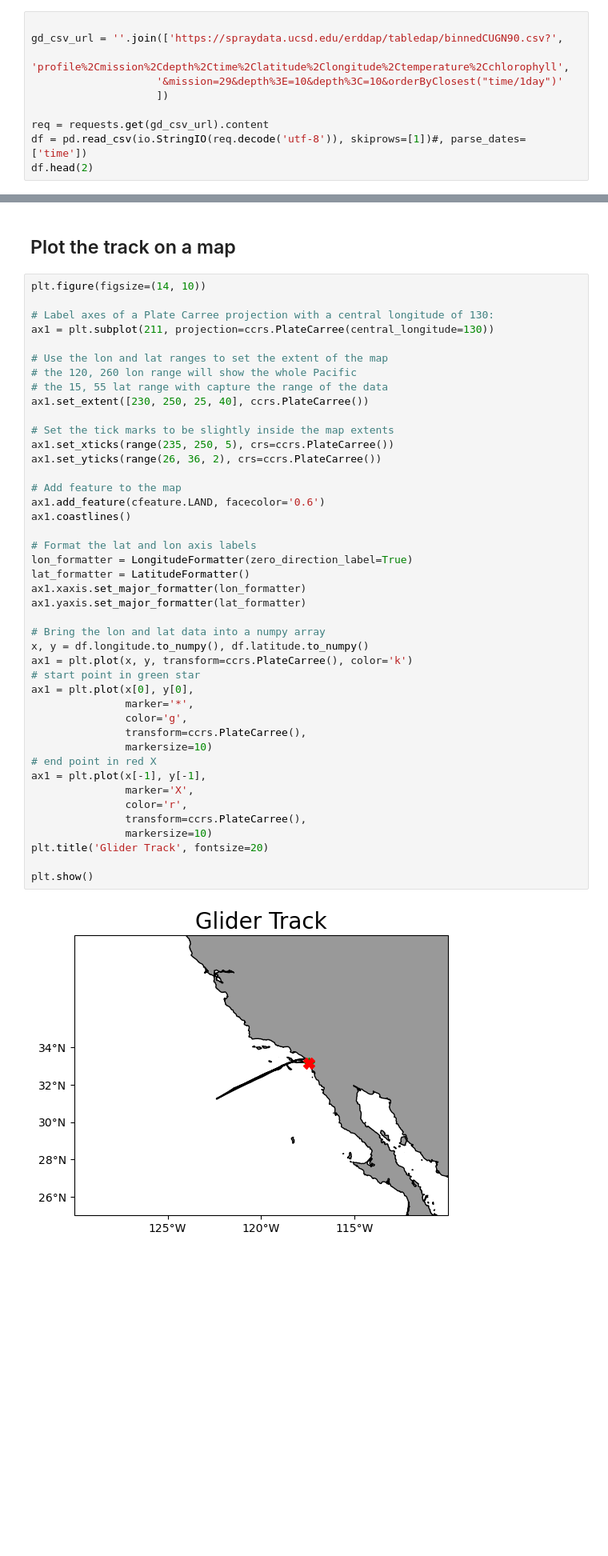
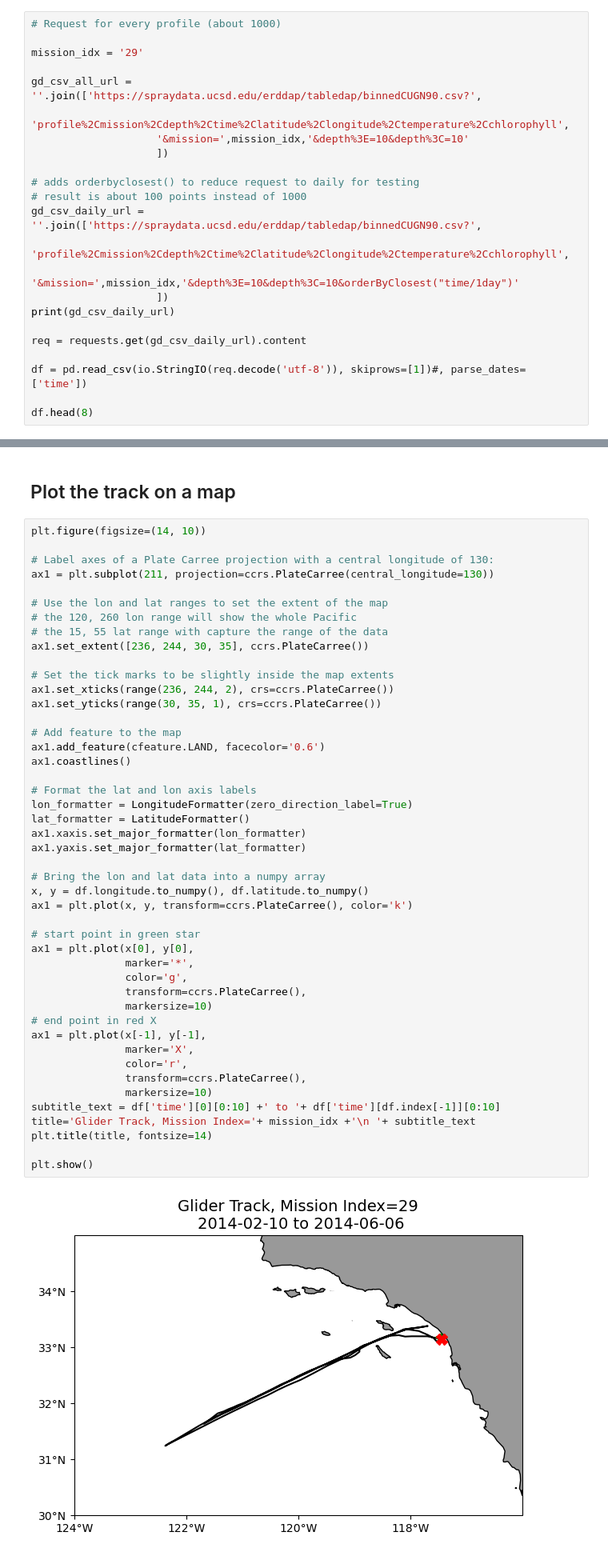
Before and after one commit to jenseva/chl_glider, a Jupyter notebook: glider_cci_matchup_example.ipynb, the cells around one changed output, grey strips where cells are left out. Shown: that part at 80% size. Saved outputs shown, nothing was run; the diff lists cells and outputs as text; blank space fills up the shorter version.

```diff
--- a/glider_cci_matchup_example.ipynb
+++ b/glider_cci_matchup_example.ipynb
@@ -89,11 +97,24 @@ Get the glider data as a csv file
 # %%
+# Request for every profile (about 1000)
 
-gd_csv_url = ''.join(['https://spraydata.ucsd.edu/erddap/tabledap/binnedCUGN90.csv?',
+mission_idx = '29'
+
+gd_csv_all_url = ''.join(['https://spraydata.ucsd.edu/erddap/tabledap/binnedCUGN90.csv?',
                     'profile%2Cmission%2Cdepth%2Ctime%2Clatitude%2Clongitude%2Ctemperature%2Cchlorophyll',
-                    '&mission=29&depth%3E=10&depth%3C=10&orderByClosest("time/1day")'
+                    '&mission=',mission_idx,'&depth%3E=10&depth%3C=10'
                     ])
 
-req = requests.get(gd_csv_url).content
+# adds orderbyclosest() to reduce request to daily for testing
+# result is about 100 points instead of 1000
+gd_csv_daily_url = ''.join(['https://spraydata.ucsd.edu/erddap/tabledap/binnedCUGN90.csv?',
+                    'profile%2Cmission%2Cdepth%2Ctime%2Clatitude%2Clongitude%2Ctemperature%2Cchlorophyll',
+                    '&mission=',mission_idx,'&depth%3E=10&depth%3C=10&orderByClosest("time/1day")'
+                    ])
+print(gd_csv_daily_url)
+
+req = requests.get(gd_csv_daily_url).content
+
 df = pd.read_csv(io.StringIO(req.decode('utf-8')), skiprows=[1])#, parse_dates=['time'])
-df.head(2)
+
+df.head(8)
 # %% [output]
@@ -111,39 +139,42 @@ ax1 = plt.subplot(211, projection=ccrs.PlateCarree(central_longitude=130))
 # Use the lon and lat ranges to set the extent of the map
 # the 120, 260 lon range will show the whole Pacific
 # the 15, 55 lat range with capture the range of the data
-ax1.set_extent([230, 250, 25, 40], ccrs.PlateCarree())
+ax1.set_extent([236, 244, 30, 35], ccrs.PlateCarree())
 
 # Set the tick marks to be slightly inside the map extents
-ax1.set_xticks(range(235, 250, 5), crs=ccrs.PlateCarree())
-ax1.set_yticks(range(26, 36, 2), crs=ccrs.PlateCarree())
+ax1.set_xticks(range(236, 244, 2), crs=ccrs.PlateCarree())
+ax1.set_yticks(range(30, 35, 1), crs=ccrs.PlateCarree())
 
 # Add feature to the map
 ax1.add_feature(cfeature.LAND, facecolor='0.6')
 ax1.coastlines()
 
 # Format the lat and lon axis labels
 lon_formatter = LongitudeFormatter(zero_direction_label=True)
 lat_formatter = LatitudeFormatter()
 ax1.xaxis.set_major_formatter(lon_formatter)
 ax1.yaxis.set_major_formatter(lat_formatter)
 
 # Bring the lon and lat data into a numpy array
 x, y = df.longitude.to_numpy(), df.latitude.to_numpy()
 ax1 = plt.plot(x, y, transform=ccrs.PlateCarree(), color='k')
+
 # start point in green star
 ax1 = plt.plot(x[0], y[0],
                marker='*',
                color='g',
                transform=ccrs.PlateCarree(),
                markersize=10)
 # end point in red X
 ax1 = plt.plot(x[-1], y[-1],
                marker='X',
                color='r',
                transform=ccrs.PlateCarree(),
                markersize=10)
-plt.title('Glider Track', fontsize=20)
+subtitle_text = df['time'][0][0:10] +' to '+ df['time'][df.index[-1]][0:10]
+title='Glider Track, Mission Index='+ mission_idx +'\n '+ subtitle_text
+plt.title(title, fontsize=14)
 
 plt.show()
 # %% [output]
-[figure, old version]
+[figure, new version]
```
Also changed, not shown: parts of 33 cells of this notebook.
